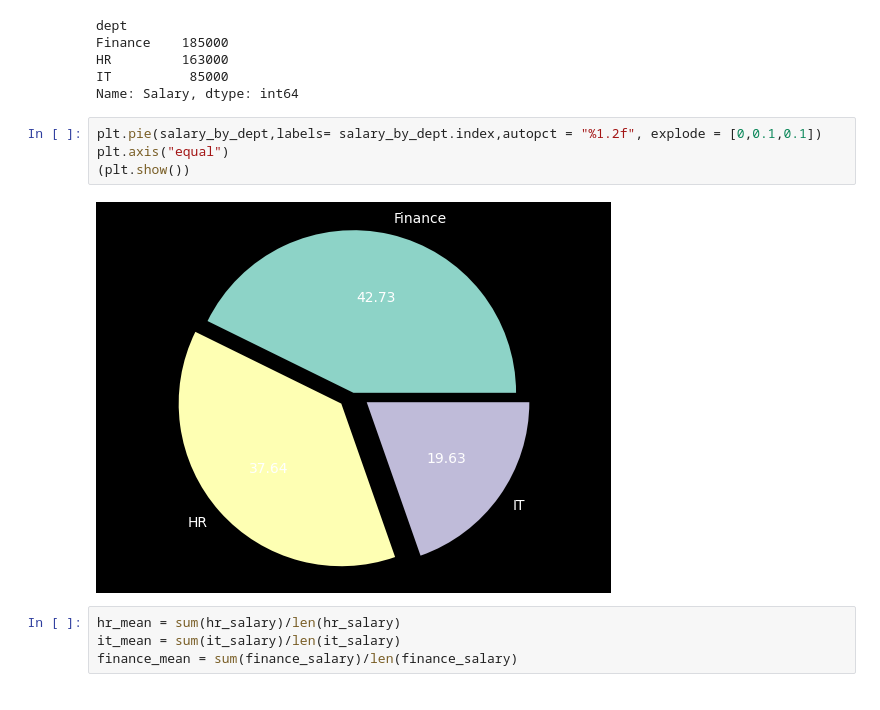
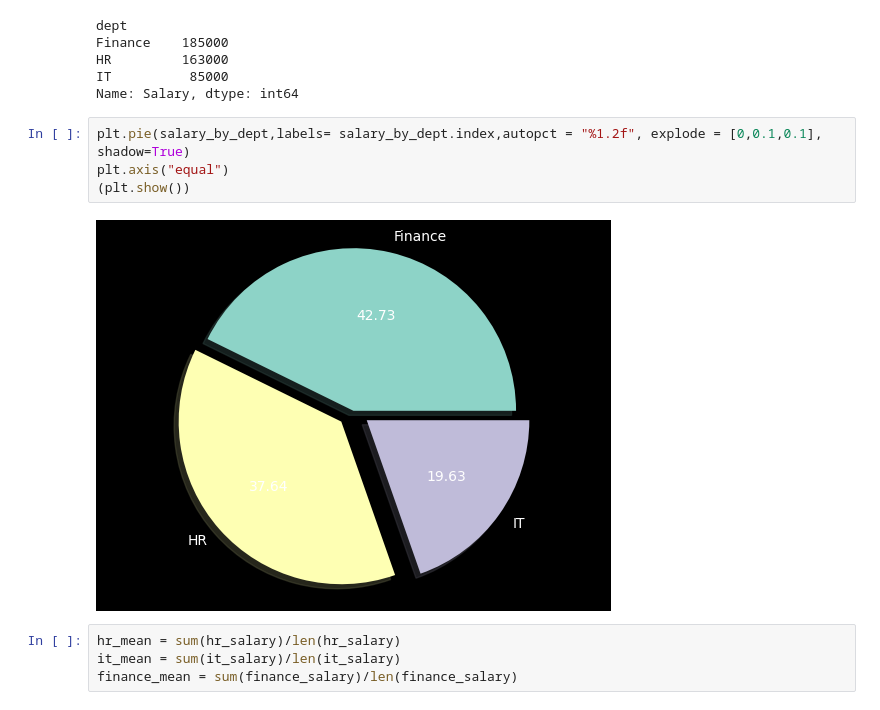
Before and after one commit to KasavRushikesh09/Python_Programs, a Jupyter notebook: matplotlib/practice.ipynb, the cells around one changed output. Drawn from its saved outputs; the diff is of its cells as text.

```diff
--- a/matplotlib/practice.ipynb
+++ b/matplotlib/practice.ipynb
@@ -210,11 +211,11 @@ HR         163000
 IT          85000
 Name: Salary, dtype: int64
 # %%
-plt.pie(salary_by_dept,labels= salary_by_dept.index,autopct = "%1.2f", explode = [0,0.1,0.1])
+plt.pie(salary_by_dept,labels= salary_by_dept.index,autopct = "%1.2f", explode = [0,0.1,0.1], shadow=True)
 plt.axis("equal")
 (plt.show())
 # %% [output]
-[figure, old version]
+[figure, new version]
 # %%
 hr_mean = sum(hr_salary)/len(hr_salary)
 it_mean = sum(it_salary)/len(it_salary)
```
Also changed, not shown: parts of 11 cells of this notebook, 1 other file.
